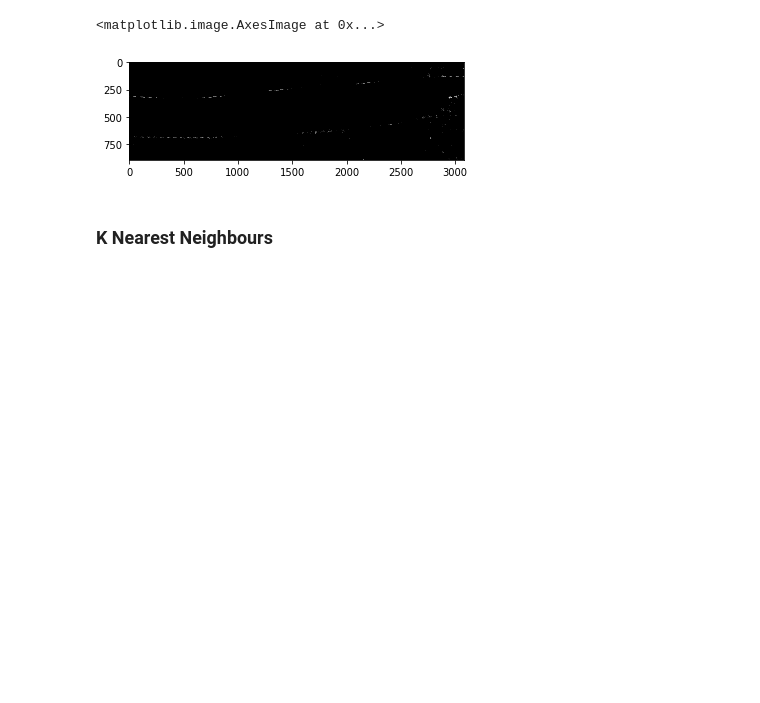
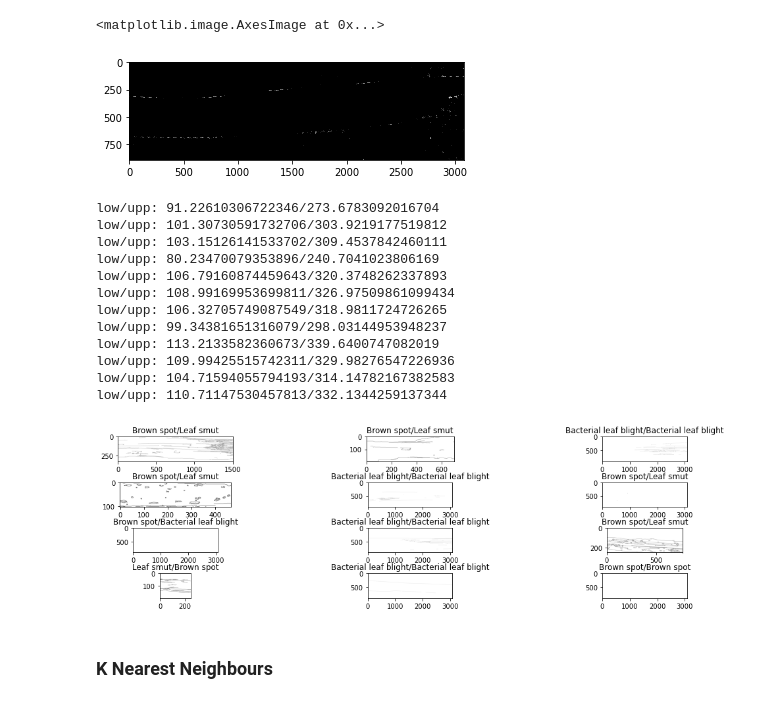
Before and after one commit to JmePRE/disChord, a Jupyter notebook: Assignment 3/Assignment_3.ipynb, the cells around one changed output. Saved outputs shown, nothing was run; the diff lists cells and outputs as text; code cells hidden in the pictures; blank space fills up the shorter version.

```diff
--- a/Assignment 3/Assignment_3.ipynb
+++ b/Assignment 3/Assignment_3.ipynb
@@ -386,6 +384,33 @@ plt.imshow(xt[0], cmap='gray')
 # %% [output]
 <matplotlib.image.AxesImage at 0x...>
 [figure]
+# %%
+#Canny test
+# set up the matplotlib figure and axes, based on the number of labels
+fig, axes = plt.subplots(4, 3)
+fig.set_size_inches(15,4)
+fig.tight_layout()
+
+
+for i in range(4):
+    for j in range(3):
+        a = get_edges(X_test[i*3+j])
+        axes[i][j].imshow(a, cmap='binary')
+        axes[i][j].set_title(str(y_test[i*3+j])+"/"+str(y_test0[i*3+j]))
+# %% [output]
+low/upp: 91.22610306722346/273.6783092016704
+low/upp: 101.30730591732706/303.9219177519812
+low/upp: 103.15126141533702/309.4537842460111
+low/upp: 80.23470079353896/240.7041023806169
+low/upp: 106.79160874459643/320.3748262337893
+low/upp: 108.99169953699811/326.97509861099434
+low/upp: 106.32705749087549/318.9811724726265
+low/upp: 99.34381651316079/298.03144953948237
+low/upp: 113.2133582360673/339.6400747082019
+low/upp: 109.99425515742311/329.98276547226936
+low/upp: 104.71594055794193/314.14782167382583
+low/upp: 110.71147530457813/332.1344259137344
+[figure, added]
 # %% [markdown]
 ### K Nearest Neighbours
 # %% [markdown]
```
Also changed, not shown: parts of 13 cells of this notebook.
